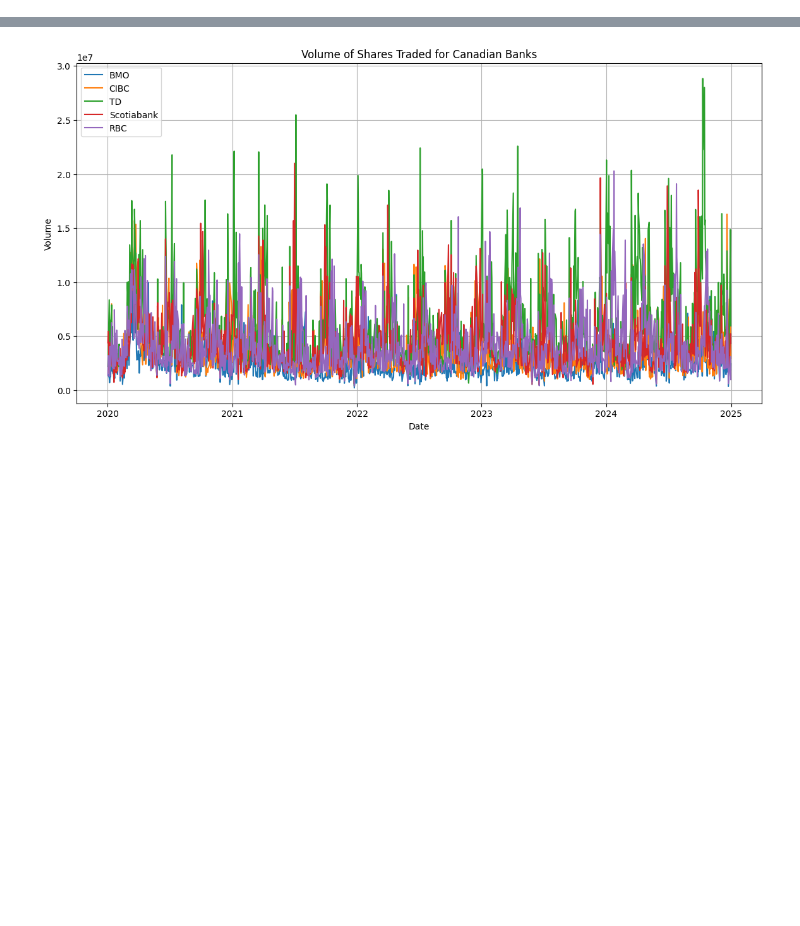
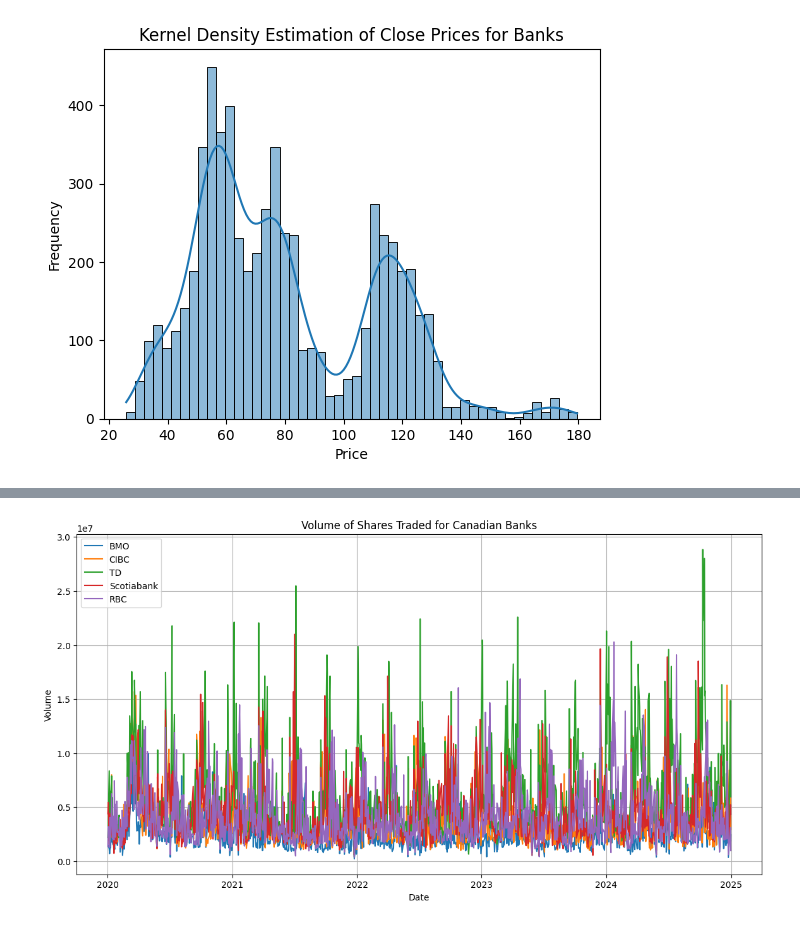
Before and after one commit to helenzhupnyk/canadian_banks_stock_data_analysis, a Jupyter notebook: data_analysis.ipynb, the cells around one changed output, grey strips where cells are left out. Cells and saved outputs as stored; diff of their text form; code cells hidden in the pictures; blank space fills up the shorter version.

```diff
--- a/data_analysis.ipynb
+++ b/data_analysis.ipynb
@@ -168,0 +318,12 @@ plt.show()
+# %%
+import seaborn as sns
+import matplotlib.pyplot as plt
+
+#KDE for the whole dataset to see a general picture
+sns.histplot(df["close_price"], kde=True, bins=50)
+plt.title("Kernel Density Estimation of Close Prices for Banks")
+plt.xlabel("Price")
+plt.ylabel("Frequency")
+plt.show()
+# %% [output]
+[figure, added]
```
Also changed, not shown: parts of 53 cells of this notebook.
